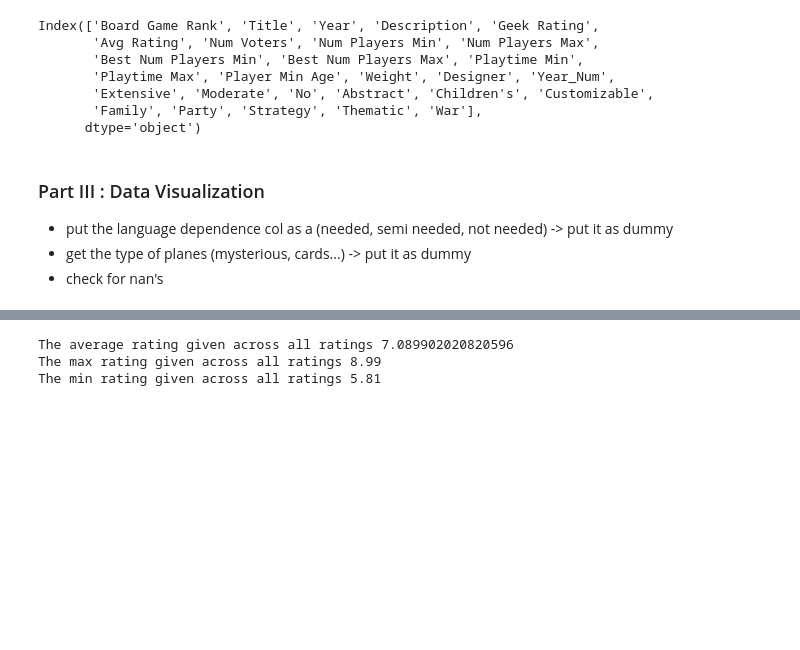
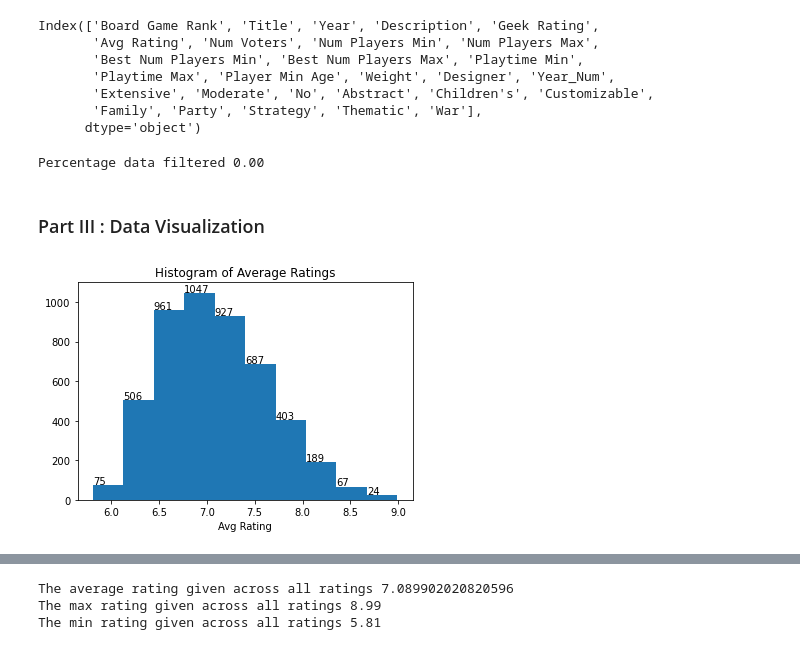
Before and after one commit to martaferrer/Boardgames, a Jupyter notebook: boardgames_data_analysis.ipynb, the cells around one changed output, grey strips where cells are left out. Saved outputs shown, nothing was run; the diff lists cells and outputs as text; code cells hidden in the pictures; blank space fills up the shorter version.

Commit message:
Add data visualization chapter. Improve data cleaning

```diff
--- a/boardgames_data_analysis.ipynb
+++ b/boardgames_data_analysis.ipynb
@@ -93,0 +124,3 @@ df.describe()
+# %%
+# drop indexes with invalid values
+df.drop(index=unique_index, axis=0, inplace=True)
@@ -152,0 +228,7 @@ print(df[df.Year_Num.isnull() == True].shape)
+# %%
+# set invalid years as nan
+invalid_years = df[(df.Year_Num < 0) | (df.Year_Num > 2021)].index
+df.at[invalid_years, 'Year_Num'] = math.nan
+print('Setting invalid years {} as nan'.format(invalid_years))
+
+assert df[(df.Year_Num < 0) | (df.Year_Num > 2021)].shape[0] == 0, "Something went wrong"
@@ -199,6 +302,9 @@ for dependence in df['Language Dependence']:
     else:
         language_dependece_cat.append(math.nan)
 # %%
-col_index = df.columns.get_loc("Language Dependence")
+# insert parsed language dependency column
+col_index = df.columns.get_loc('Language Dependence')
 df.insert(col_index+1, 'Language', language_dependece_cat, True)
-df.head(3)
+
+# drop old one
+df.drop(labels='Language Dependence', axis=1, inplace=True)
@@ -369,8 +458,22 @@ Index(['Board Game Rank', 'Title', 'Year', 'Description', 'Geek Rating',
 # %%
 # save cleaned data
 df_all_num.to_pickle("Boardgame//data//boardgame_data_clean.pkl")
+print ("Percentage data filtered {:.2f}".format((df.shape[0]-df_all_num.shape[0])/df.shape[0]*100))
+# %% [output]
+Percentage data filtered 0.00
-# %% [markdown]
-### <a class="anchor" id="Data-Visualization">Part III : Data Visualization</a>
-- put the language dependence col as a (needed, semi needed, not needed) -> put it as dummy
-- get the type of planes (mysterious, cards...) -> put it as dummy
-- check for nan's
+# %% [markdown]
+### <a class="anchor" id="Data-Visualization">Part III : Data Visualization</a>
+# %%
+def plot_histogram(data):
+    ax = plt.gca()
+    counts, _, patches = ax.hist(data)
+    for count, patch in zip(counts, patches):
+        if count>0:
+            ax.annotate(str(int(count)), xy=(patch.get_x(), patch.get_height()+5))
+    if data.name:
+        plt.xlabel(data.name)
+# %%
+plt.title('Histogram of Average Ratings')
+plot_histogram(df['Avg Rating'])
+# %% [output]
+[figure, added]
```
Also changed, not shown: parts of 36 cells of this notebook.
